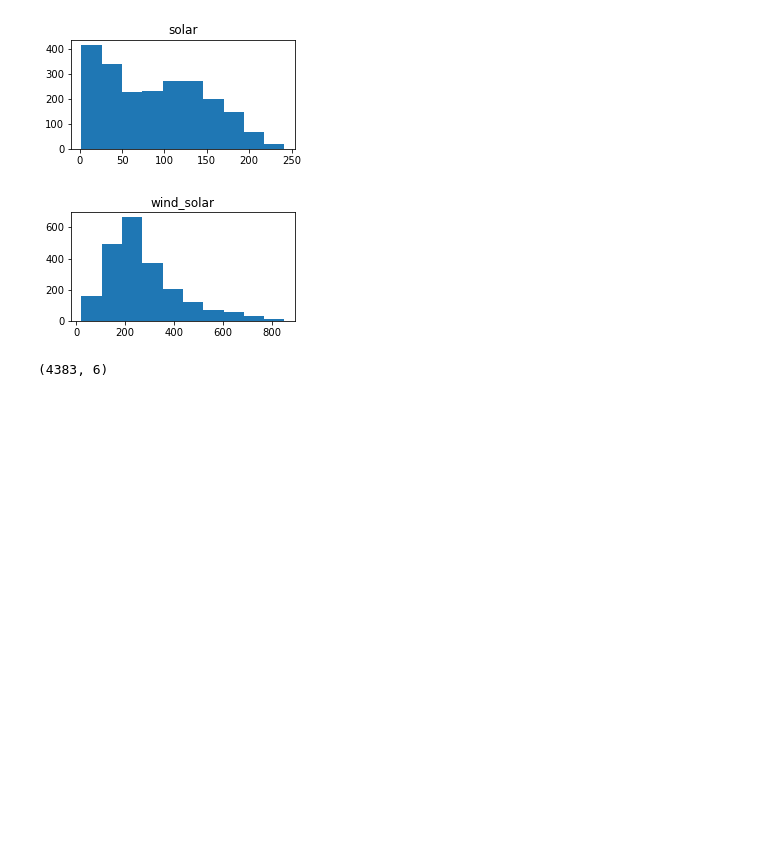
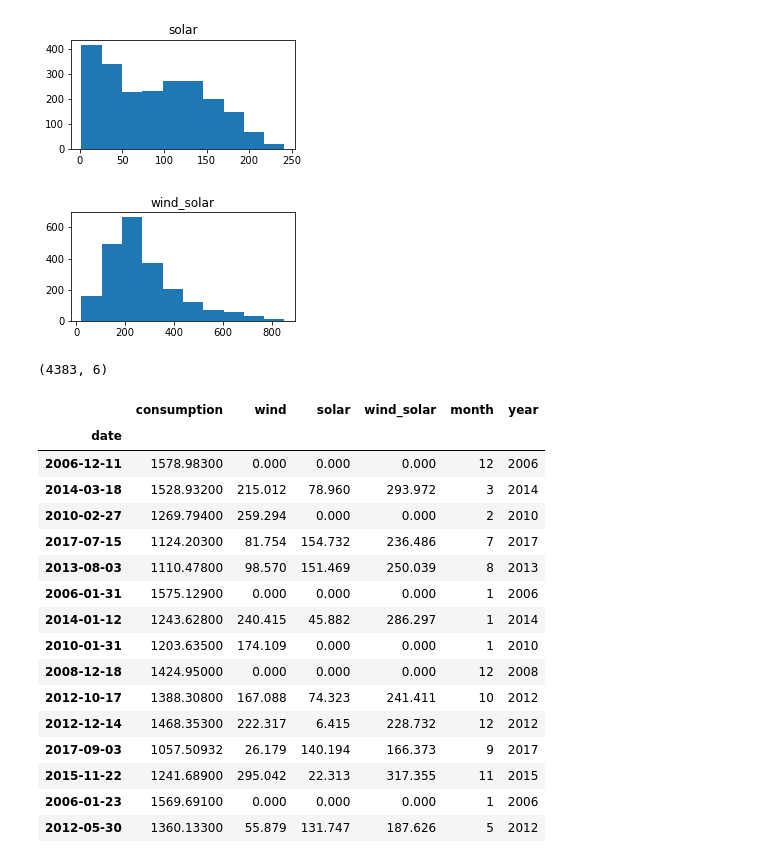
Before and after one commit to lukewbecker/time-series-exercises, a Jupyter notebook: prepare.ipynb, the cells around one changed output. Saved outputs shown, nothing was run; the diff lists cells and outputs as text; code cells hidden in the pictures; blank space fills up the shorter version.

```diff
--- a/prepare.ipynb
+++ b/prepare.ipynb
@@ -370,3 +433,26 @@ ops_df_test = prep_ops()
 ops_df_test.shape
 # %% [output]
 (4383, 6)
+# %%
+# filling missing values:
+ops_df = ops_df.fillna(0)
+# %%
+ops_df.sample(15)
+# %% [output]
+|  | consumption | wind | solar | wind_solar | month | year |
+| date |  |  |  |  |  |  |
+| 2006-12-11 | 1578.98300 | 0.000 | 0.000 | 0.000 | 12 | 2006 |
+| 2014-03-18 | 1528.93200 | 215.012 | 78.960 | 293.972 | 3 | 2014 |
+| 2010-02-27 | 1269.79400 | 259.294 | 0.000 | 0.000 | 2 | 2010 |
+| 2017-07-15 | 1124.20300 | 81.754 | 154.732 | 236.486 | 7 | 2017 |
+| 2013-08-03 | 1110.47800 | 98.570 | 151.469 | 250.039 | 8 | 2013 |
+| 2006-01-31 | 1575.12900 | 0.000 | 0.000 | 0.000 | 1 | 2006 |
+| 2014-01-12 | 1243.62800 | 240.415 | 45.882 | 286.297 | 1 | 2014 |
+| 2010-01-31 | 1203.63500 | 174.109 | 0.000 | 0.000 | 1 | 2010 |
+| 2008-12-18 | 1424.95000 | 0.000 | 0.000 | 0.000 | 12 | 2008 |
+| 2012-10-17 | 1388.30800 | 167.088 | 74.323 | 241.411 | 10 | 2012 |
+| 2012-12-14 | 1468.35300 | 222.317 | 6.415 | 228.732 | 12 | 2012 |
+| 2017-09-03 | 1057.50932 | 26.179 | 140.194 | 166.373 | 9 | 2017 |
+| 2015-11-22 | 1241.68900 | 295.042 | 22.313 | 317.355 | 11 | 2015 |
+| 2006-01-23 | 1569.69100 | 0.000 | 0.000 | 0.000 | 1 | 2006 |
+| 2012-05-30 | 1360.13300 | 55.879 | 131.747 | 187.626 | 5 | 2012 |
```
Also changed, not shown: parts of 6 cells of this notebook, 1 other file.
